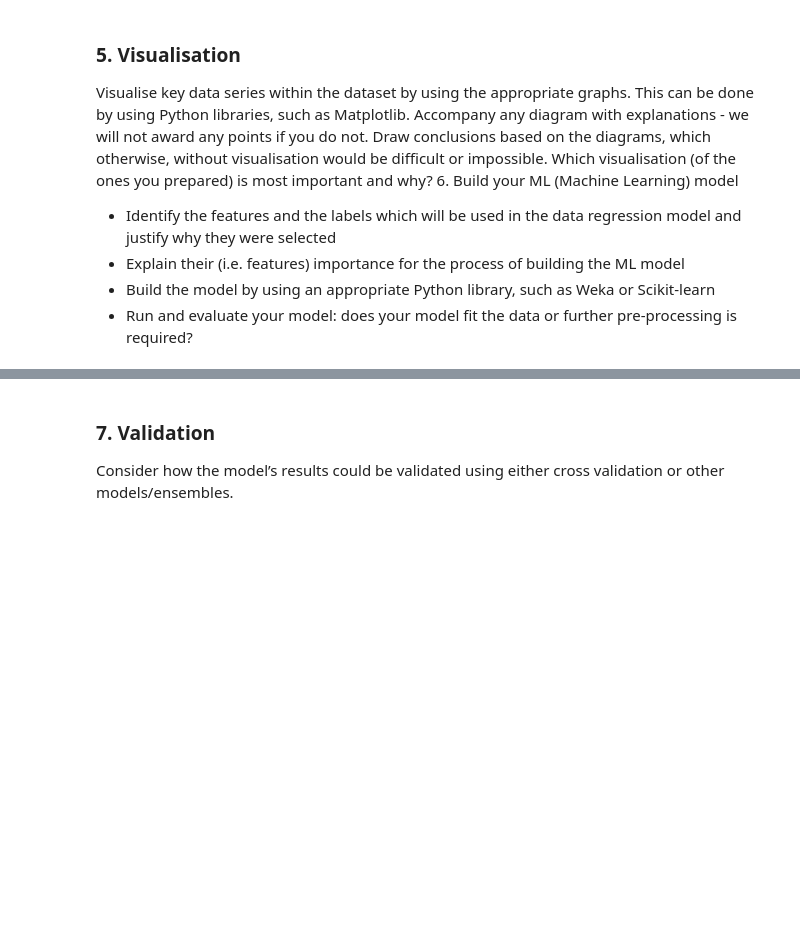
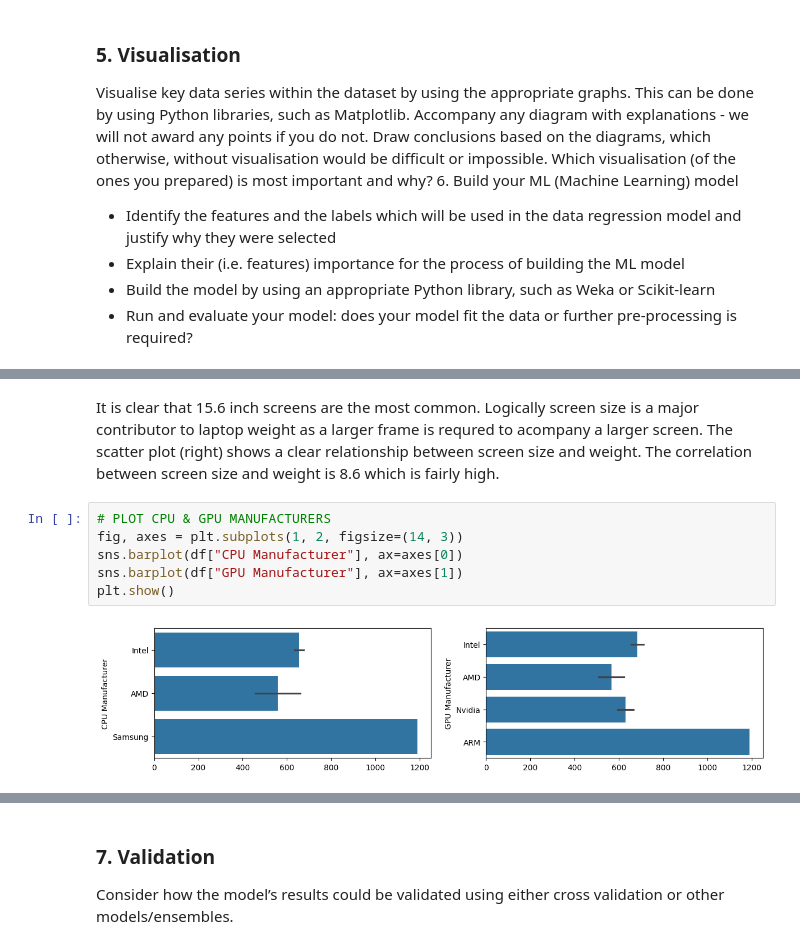
Before and after one commit to NoodlePlexium/Backup-Repo, a Jupyter notebook: Data Science Midterm.ipynb, the cells around one changed output, grey strips where cells are left out. Cells and saved outputs as stored; diff of their text form; blank space fills up the shorter version.

```diff
--- a/Data Science Midterm.ipynb
+++ b/Data Science Midterm.ipynb
@@ -306,0 +361,10 @@ Scikit-learn
+# %% [markdown]
+It is clear that 15.6 inch screens are the most common. Logically screen size is a major contributor to laptop weight as a larger frame is requred to acompany a larger screen. The scatter plot (right) shows a clear relationship between screen size and weight. The correlation between screen size and weight is 8.6 which is fairly high.
+# %%
+# PLOT CPU & GPU MANUFACTURERS
+fig, axes = plt.subplots(1, 2, figsize=(14, 3))
+sns.barplot(df["CPU Manufacturer"], ax=axes[0])
+sns.barplot(df["GPU Manufacturer"], ax=axes[1])
+plt.show()
+# %% [output]
+[figure, added]
```
Also changed, not shown: parts of 20 cells of this notebook.
